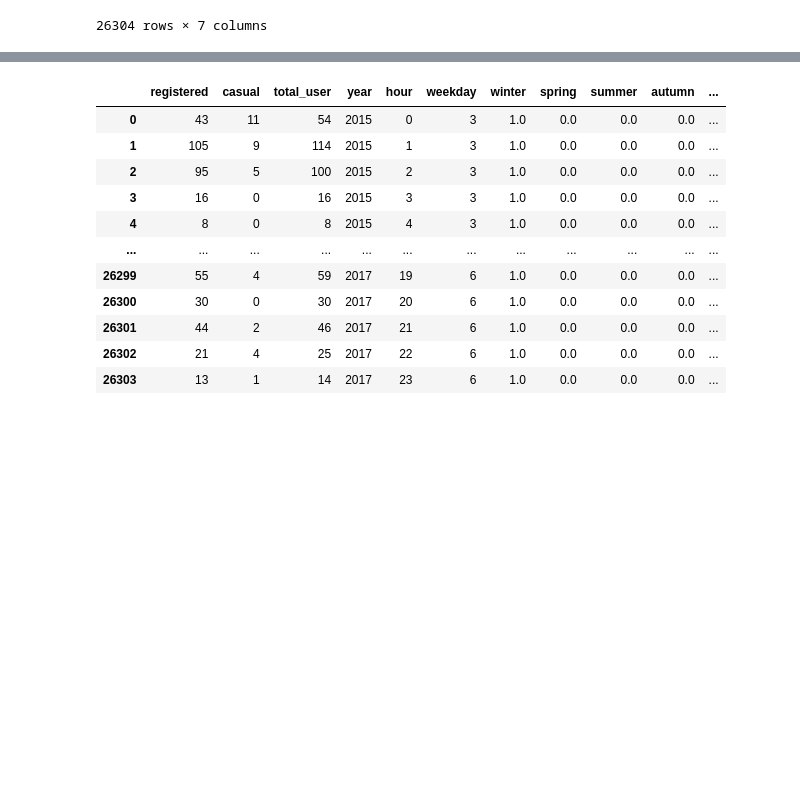
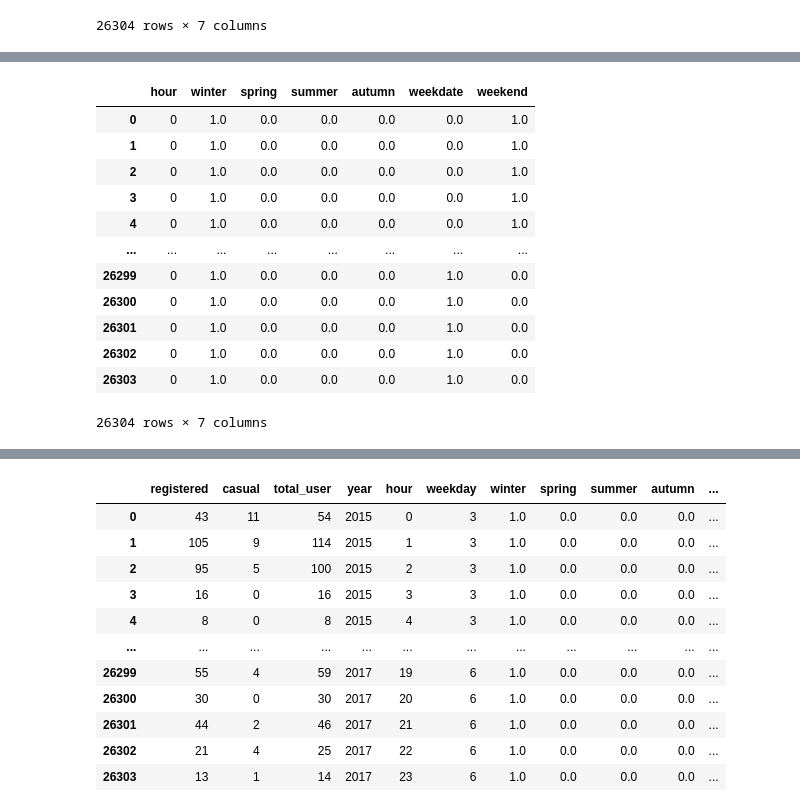
Before and after one commit to lvuduy/Capital-Bike-Share, a Jupyter notebook: ML Regression.ipynb, the cells around one changed output, grey strips where cells are left out. Saved outputs shown, nothing was run; the diff lists cells and outputs as text; code cells hidden in the pictures; blank space fills up the shorter version.

```diff
--- a/ML Regression.ipynb
+++ b/ML Regression.ipynb
@@ -597,0 +636,17 @@ strong multicollinearity problems or that the design matrix is singular.
+# %%
+X = X_Onehotencode_weekday_day_night.iloc[:,6:13]
+X
+# %% [output]
+|  | hour | winter | spring | summer | autumn | weekdate | weekend |
+| 0 | 0 | 1.0 | 0.0 | 0.0 | 0.0 | 0.0 | 1.0 |
+| 1 | 0 | 1.0 | 0.0 | 0.0 | 0.0 | 0.0 | 1.0 |
+| 2 | 0 | 1.0 | 0.0 | 0.0 | 0.0 | 0.0 | 1.0 |
+| 3 | 0 | 1.0 | 0.0 | 0.0 | 0.0 | 0.0 | 1.0 |
+| 4 | 0 | 1.0 | 0.0 | 0.0 | 0.0 | 0.0 | 1.0 |
+| ... | ... | ... | ... | ... | ... | ... | ... |
+| 26299 | 0 | 1.0 | 0.0 | 0.0 | 0.0 | 1.0 | 0.0 |
+| 26300 | 0 | 1.0 | 0.0 | 0.0 | 0.0 | 1.0 | 0.0 |
+| 26301 | 0 | 1.0 | 0.0 | 0.0 | 0.0 | 1.0 | 0.0 |
+| 26302 | 0 | 1.0 | 0.0 | 0.0 | 0.0 | 1.0 | 0.0 |
+| 26303 | 0 | 1.0 | 0.0 | 0.0 | 0.0 | 1.0 | 0.0 |
+26304 rows × 7 columns
```
Also changed, not shown: parts of 14 cells of this notebook, 3 other files.
